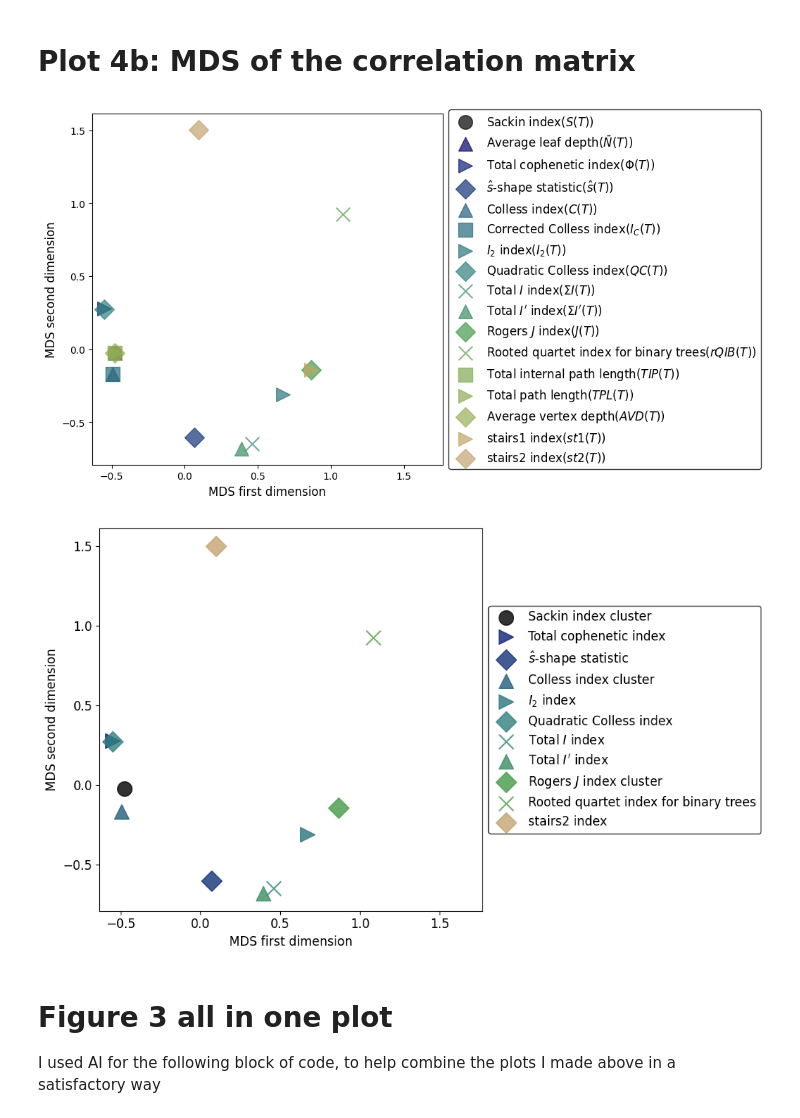
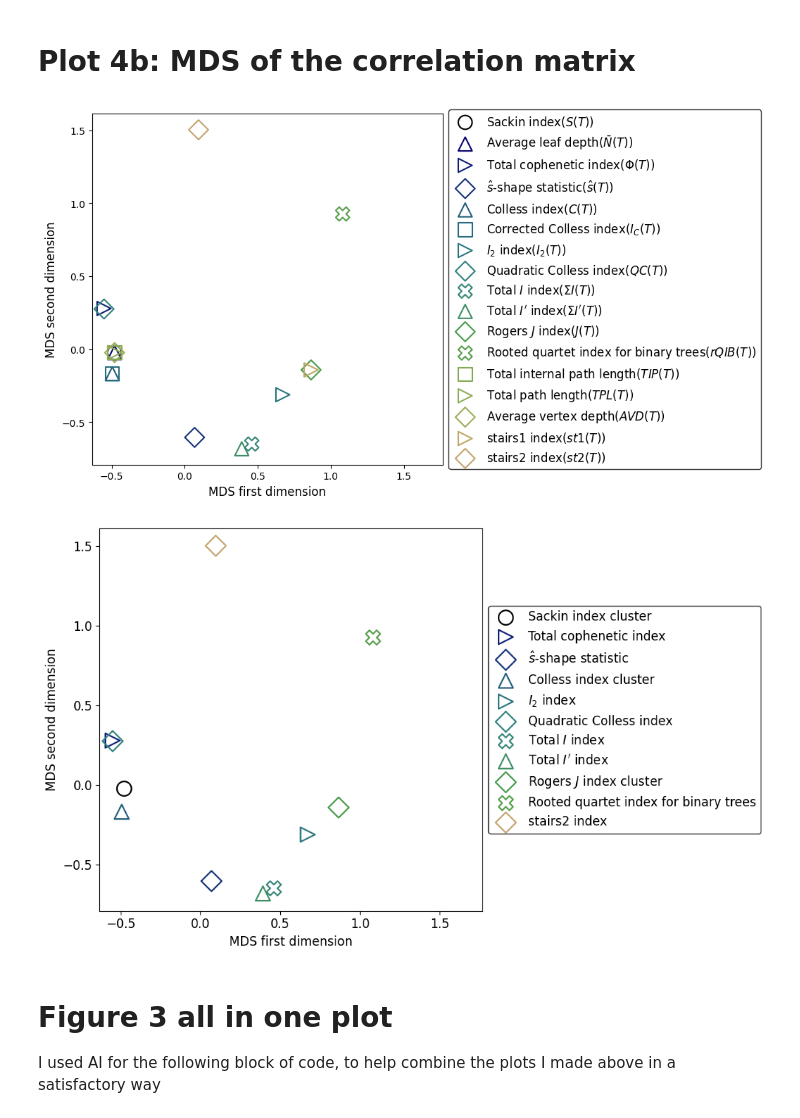
Before and after one commit to dbauman18/phylogenetic_basis_statistics, a Jupyter notebook: notebooks/plot_figures.ipynb, the cells around one changed output. Drawn from its saved outputs; the diff is of its cells as text; code cells hidden in the pictures.

```diff
--- a/notebooks/plot_figures.ipynb
+++ b/notebooks/plot_figures.ipynb
@@ -331,28 +331,28 @@ coords = mds.fit_transform(distance_matrix)
 # %%
 # Now plot the points
 plt.figure(figsize=(10,6))
 
 # Full labels (name and formula)
 full_labels = []
 for index in indices:
     full_labels.append(index + '(' + plot_params(index)['formula'] + ')')
 
 for i in range(len(coords)):
     params = plot_params(indices[i])
     plt.scatter(coords[i, 0], coords[i, 1], label = full_labels[i],
-                color = params['color'], alpha = 0.7,
-                marker = params['marker'],
+                color = params['color'],
+                marker = params['marker'], fc='none', linewidth=1.5,
                 s = 200)
 plt.xlabel("MDS first dimension", fontsize=12)
 plt.ylabel("MDS second dimension", fontsize=12)
 plt.legend(loc='center left', bbox_to_anchor=(1, 0.5), fontsize = 12, edgecolor='black')
 plt.axis('square')
 plt.tight_layout()
 
 # plt.savefig(os.path.join(parent_dir, 'plots', 'MDS_plot_corr_matrix.png'))
 plt.show()
 # %% [output]
-[figure, old version]
+[figure, new version]
 # %%
 indices = BalanceIndexCoefficients().get_daughter_labels()
 coords = mds.fit_transform(distance_matrix)
@@ -389,8 +389,8 @@ for i in range(len(coords)):
     else:
         params = plot_params(index)
     plt.scatter(coords[i, 0], coords[i, 1], label = indices[i],
-                color = params['color'], alpha = 0.8,
-                marker = params['marker'],
+                color = params['color'],
+                marker = params['marker'],fc='none', linewidth=1.5,
                 s = 200)
 
 
@@ -406,7 +406,7 @@ plt.tight_layout()
 plt.savefig(os.path.join(parent_dir, 'plots', 'MDS_plot_corr_matrix_with_clusters.png'), bbox_inches='tight', dpi=300)
 plt.show()
 # %% [output]
-[figure, old version]
+[figure, new version]
 # %% [markdown]
 # Figure 3 all in one plot
 I used AI for the following block of code, to help combine the plots I made above in a satisfactory way
```
Also changed, not shown: parts of 4 cells of this notebook, 10 other files.
